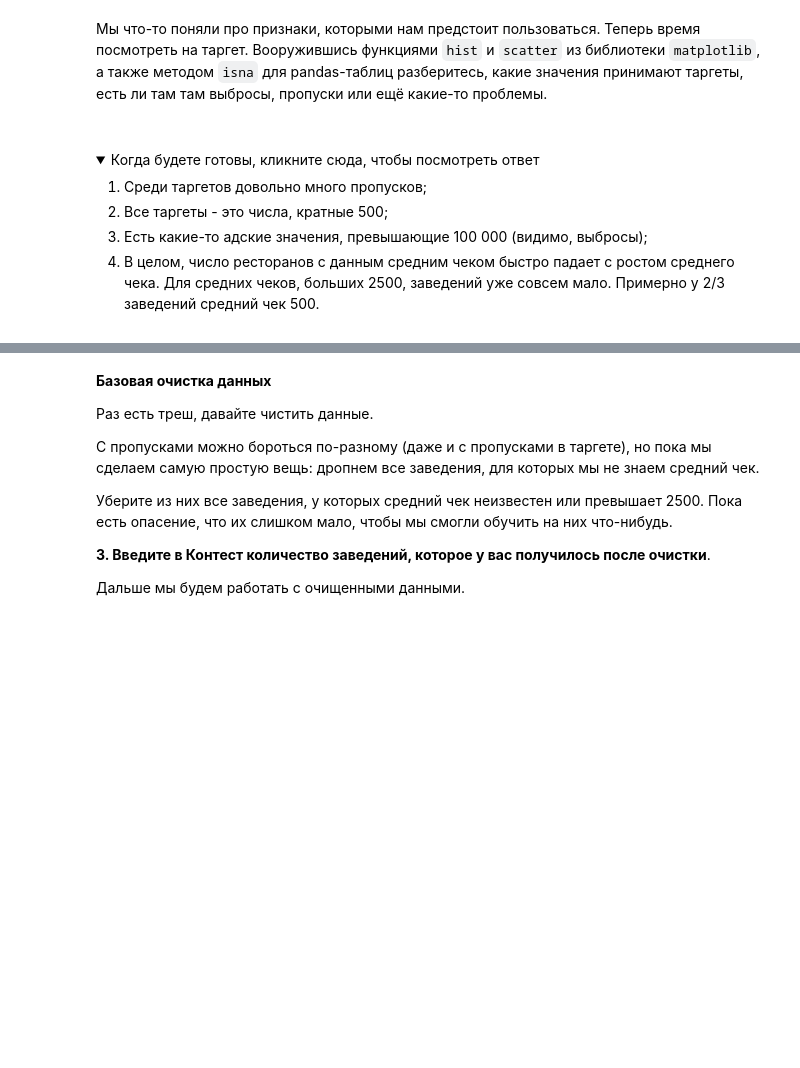
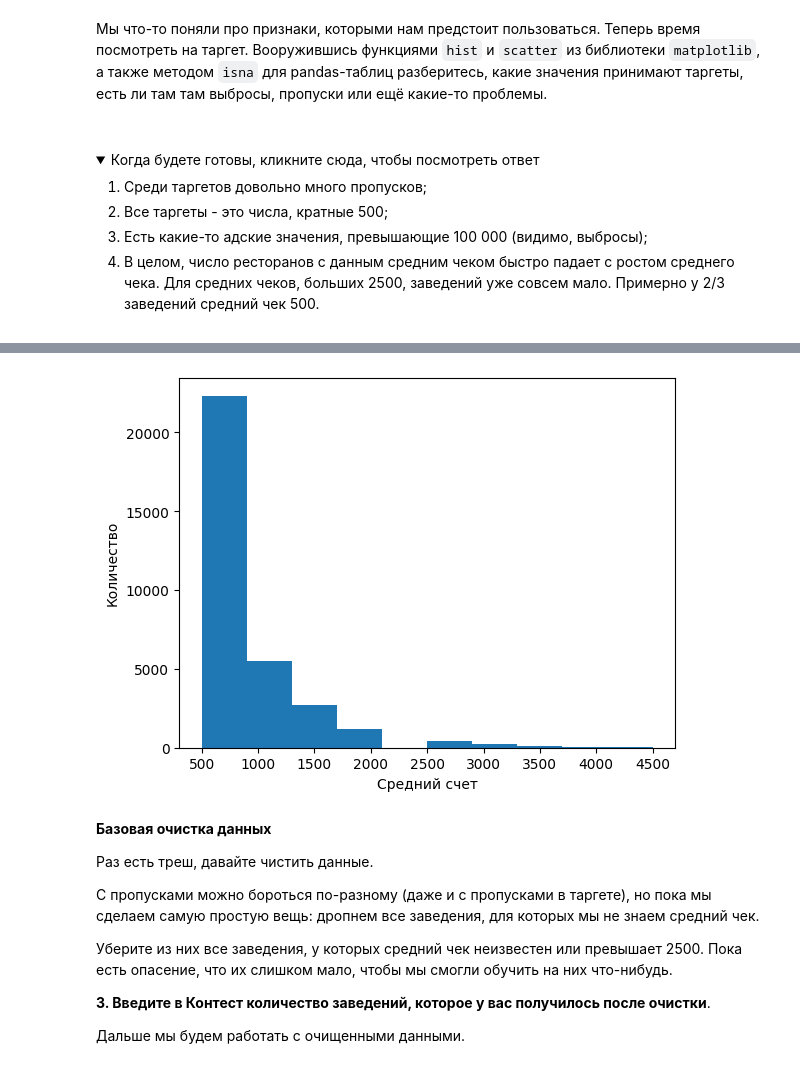
Before and after one commit to mr1necs/Yandex-ML-Contest, a Jupyter notebook: yandex-ml-contest.ipynb, the cells around one changed output, grey strips where cells are left out. Cells and saved outputs as stored; diff of their text form; code cells hidden in the pictures; folded sections open; blank space fills up the shorter version.

```diff
--- a/yandex-ml-contest.ipynb
+++ b/yandex-ml-contest.ipynb
@@ -177,3 +239,12 @@ rubric_dict
+# %%
+clean_data = data[(data.average_bill < 5000) & data.average_bill.notna()]
+# %%
+plt.hist(clean_data.average_bill)
+plt.xlabel('Средний счет')
+plt.ylabel('Количество')
+plt.show()
+# %% [output]
+[figure, added]
 # %% [markdown]
 **Базовая очистка данных**
 
```
Also changed, not shown: parts of 18 cells of this notebook, 4 other files.
